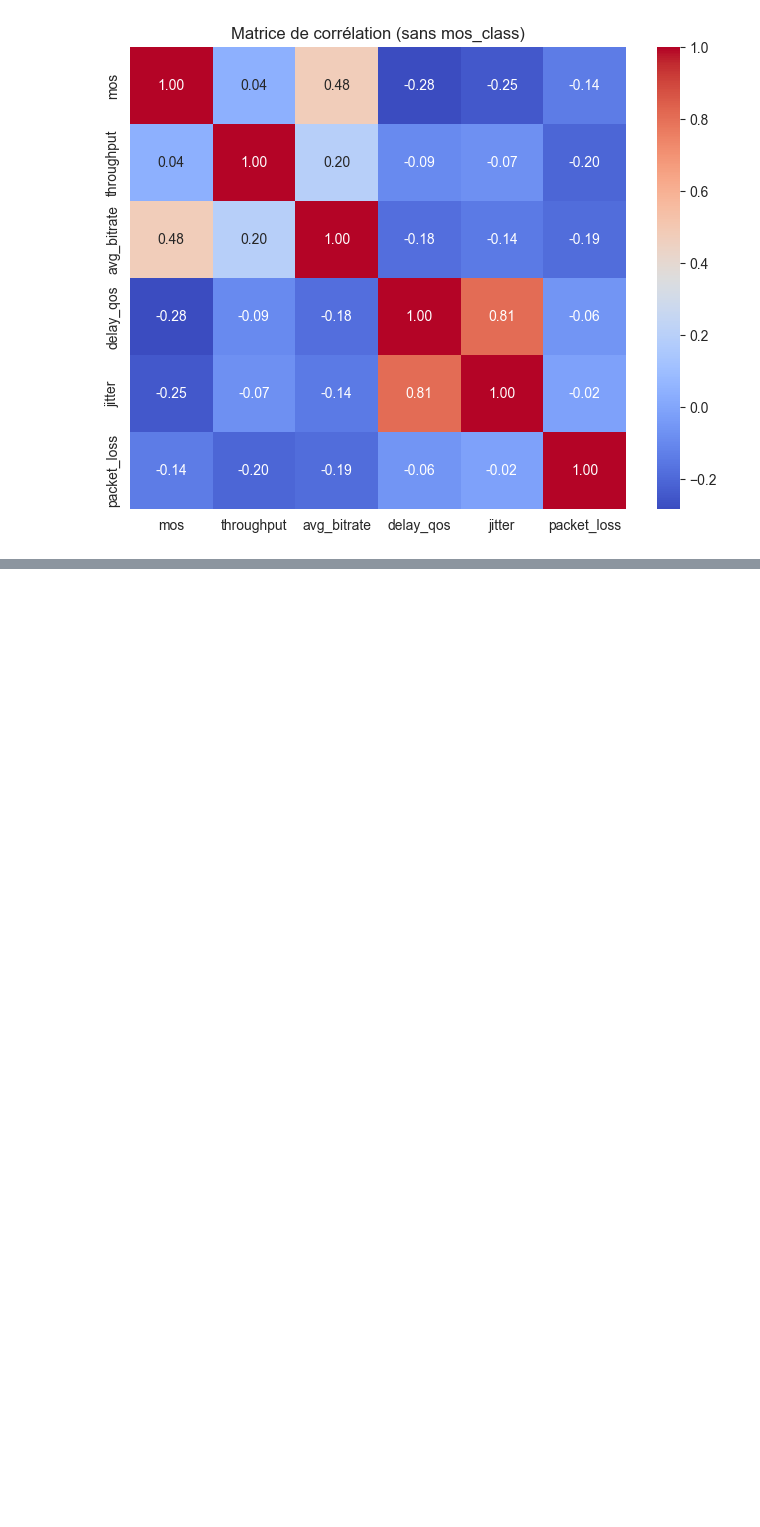
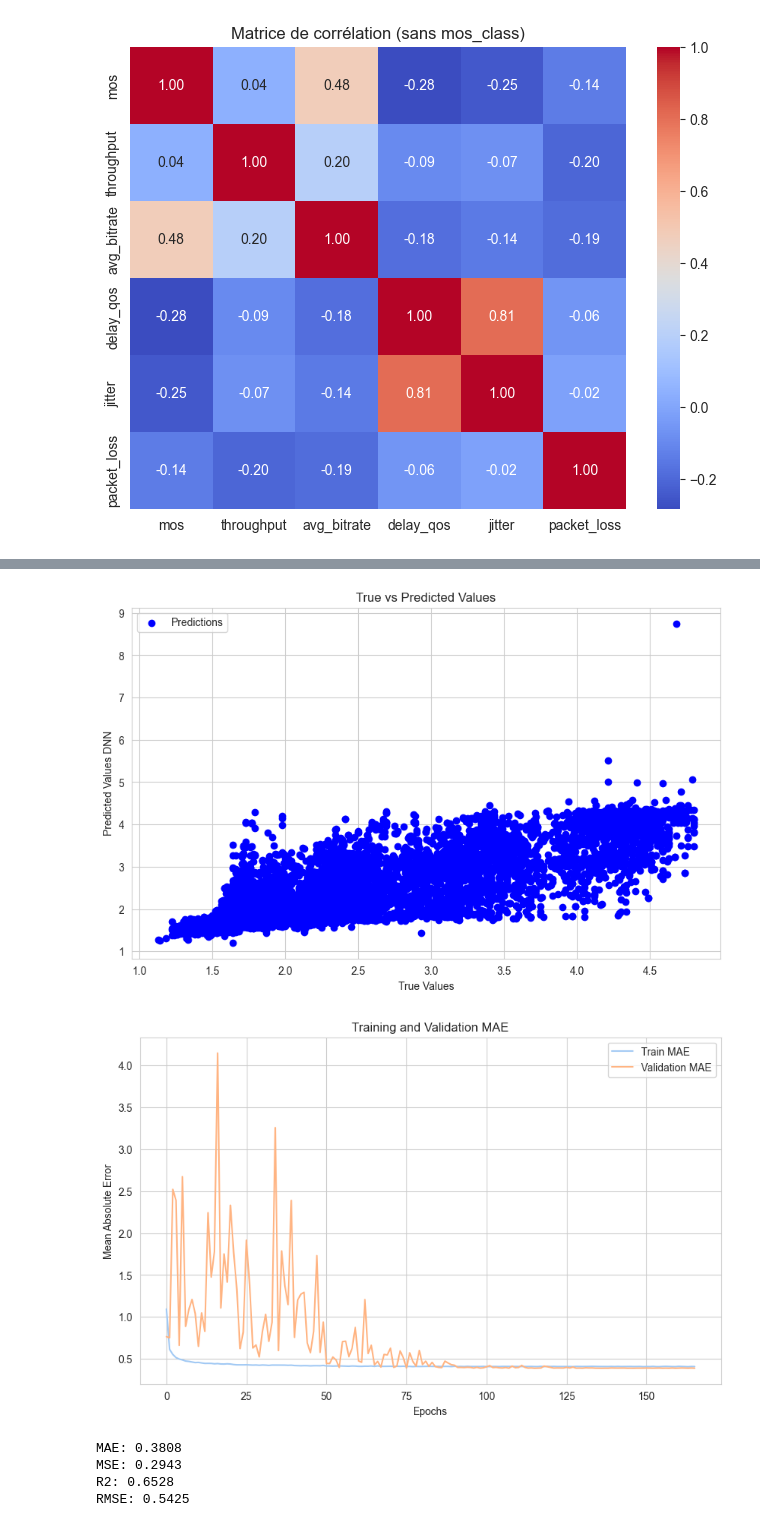
Before and after one commit to zazou-git86/MOS_QOE_Selenium, a Jupyter notebook: MOS_QOE_Selenium.ipynb, the cells around one changed output, grey strips where cells are left out. Saved outputs shown, nothing was run; the diff lists cells and outputs as text; code cells hidden in the pictures; blank space fills up the shorter version.

Commit message:
DNN models implemented

```diff
--- a/MOS_QOE_Selenium.ipynb
+++ b/MOS_QOE_Selenium.ipynb
@@ -372,0 +373,13 @@ R-squared: 0.8872186770436365
+# %%
+# Add more features: Derive new features like interactions (e.g. throughput * delay), polynomials, log transforms etc. More predictive features can reduce MSE.
+data['delay_log'] = np.log(data['delay_qos']+1)
+
+data['bitrate_log'] = np.log(data['avg_bitrate']+1)
+
+data['packet_loss_squared'] = data['packet_loss'] ** 2
+
+data['throughput_jitter'] = data['throughput'] * data['jitter']
+
+data['delay_jitter'] = data['delay_qos'] * data['jitter']
+
+data['loss_rate'] =  data['avg_bitrate'] / (data['packet_loss'] + 1)
@@ -372,0 +480,30 @@ R-squared: 0.8872186770436365
+# %%
+# Make predictions on the test set
+y_pred = model.predict(X_test)
+# Plotting the predictions
+plt.figure(figsize=(10, 6))
+plt.scatter(y_test, y_pred, color='blue', label='Predictions')
+plt.xlabel('True Values')
+plt.ylabel('Predicted Values DNN')
+plt.title('True vs Predicted Values')
+plt.legend()
+plt.show()
+# Plotting the training history
+plt.figure(figsize=(10, 6))
+plt.plot(history.history['mean_absolute_error'], label='Train MAE')
+plt.plot(history.history['val_mean_absolute_error'], label='Validation MAE')
+plt.title('Training and Validation MAE')
+plt.xlabel('Epochs')
+plt.ylabel('Mean Absolute Error')
+plt.legend()
+plt.show()
+#compute the metrics
+mae = mean_absolute_error(y_test, y_pred)
+mse = mean_squared_error(y_test, y_pred)
+rmse = np.sqrt(mse)
+r2 = r2_score(y_test, y_pred)
+print(f"MAE: {mae:.4f}")
+print(f"MSE: {mse:.4f}")
+print(f"R2: {r2:.4f}")
+print(f"RMSE: {rmse:.4f}")
+# %% [output]
@@ -372,0 +511,6 @@ R-squared: 0.8872186770436365
+[figure, added]
+[figure, added]
+MAE: 0.3808
+MSE: 0.2943
+R2: 0.6528
+RMSE: 0.5425
```
Also changed, not shown: parts of 9 cells of this notebook.
